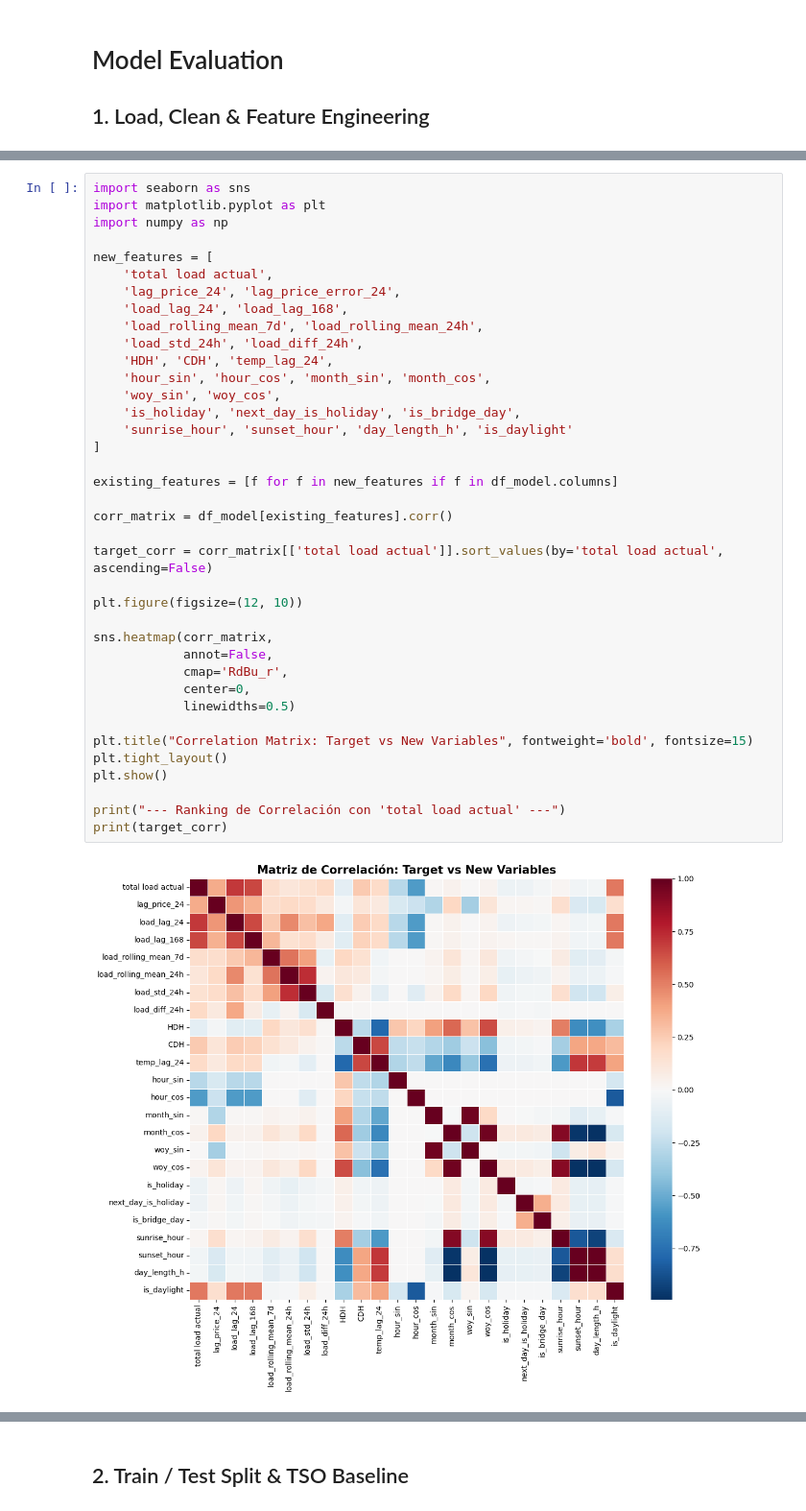
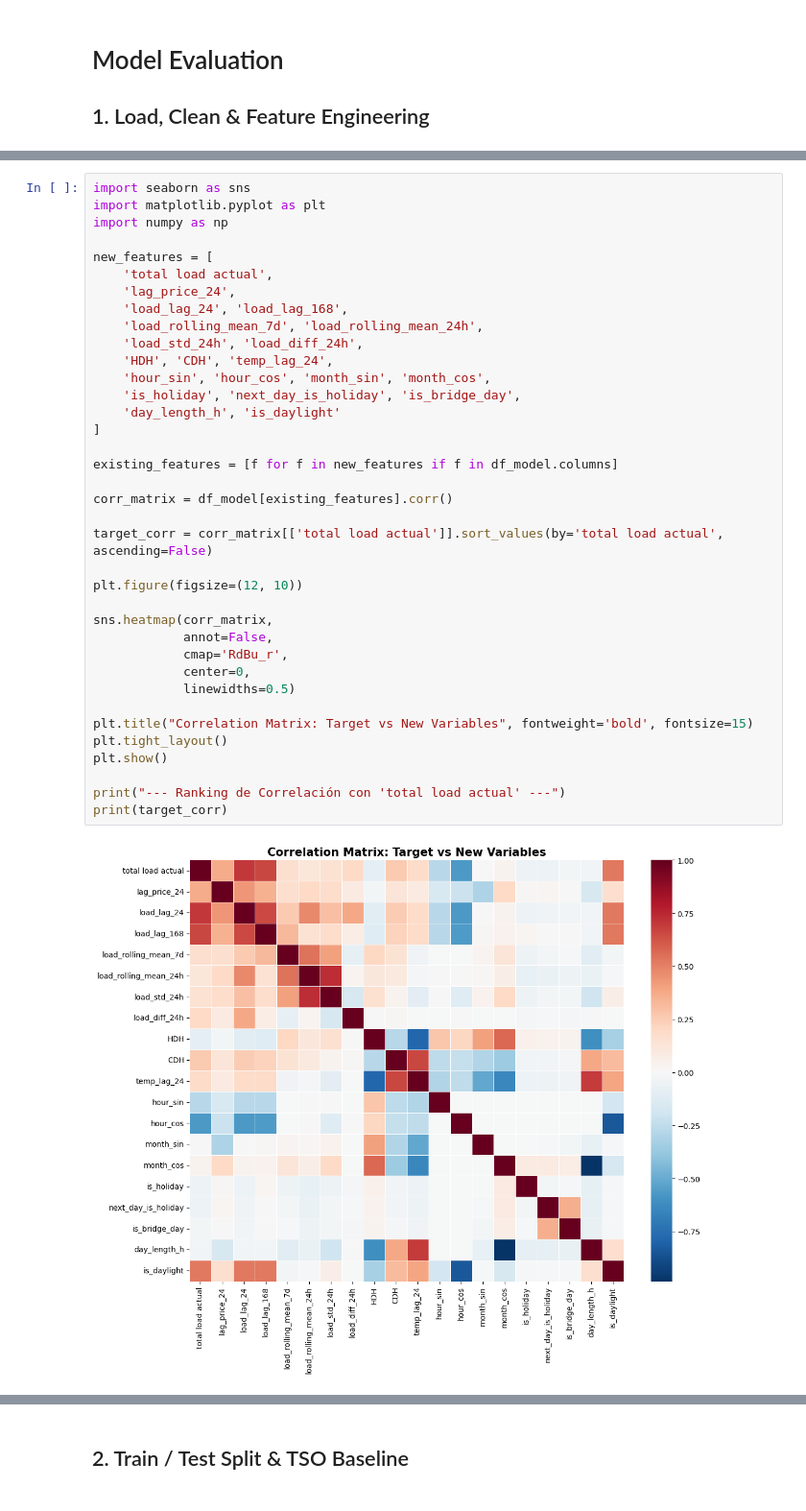
Before and after one commit to MariaGoico/Time_Series_Final_Project, a Jupyter notebook: modeling_pipeline.ipynb, the cells around one changed output, grey strips where cells are left out. Shown at 96% size. Drawn from its saved outputs; the diff is of its cells as text.

Commit message:
Droppeadas variables sunrise y week of year

```diff
--- a/modeling_pipeline.ipynb
+++ b/modeling_pipeline.ipynb
@@ -42,39 +42,38 @@ import numpy as np
 
 new_features = [
     'total load actual',
-    'lag_price_24', 'lag_price_error_24',
+    'lag_price_24',
     'load_lag_24', 'load_lag_168',
     'load_rolling_mean_7d', 'load_rolling_mean_24h',
     'load_std_24h', 'load_diff_24h',
     'HDH', 'CDH', 'temp_lag_24',
     'hour_sin', 'hour_cos', 'month_sin', 'month_cos',
-    'woy_sin', 'woy_cos',
     'is_holiday', 'next_day_is_holiday', 'is_bridge_day',
-    'sunrise_hour', 'sunset_hour', 'day_length_h', 'is_daylight'
+    'day_length_h', 'is_daylight'
 ]
 
 existing_features = [f for f in new_features if f in df_model.columns]
 
 corr_matrix = df_model[existing_features].corr()
 
 target_corr = corr_matrix[['total load actual']].sort_values(by='total load actual', ascending=False)
 
 plt.figure(figsize=(12, 10))
 
 sns.heatmap(corr_matrix,
             annot=False,
             cmap='RdBu_r',
             center=0,
             linewidths=0.5)
 
 plt.title("Correlation Matrix: Target vs New Variables", fontweight='bold', fontsize=15)
 plt.tight_layout()
 plt.show()
 
 print("--- Ranking de Correlación con 'total load actual' ---")
 print(target_corr)
 # %% [output]
-[figure, old version]
+[figure, new version]
 --- Ranking de Correlación con 'total load actual' ---
                        total load actual
 total load actual               1.000000
```
Also changed, not shown: parts of 2 cells of this notebook, 1 other file.
